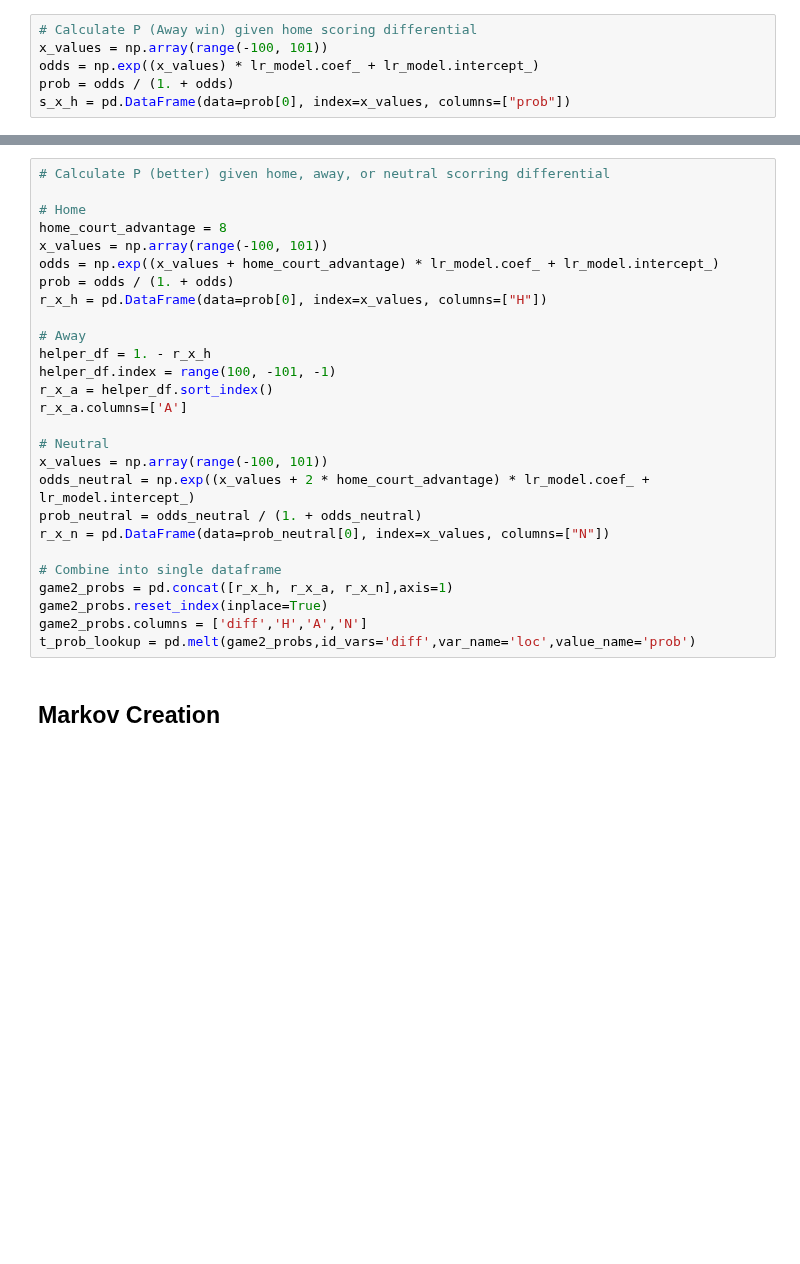
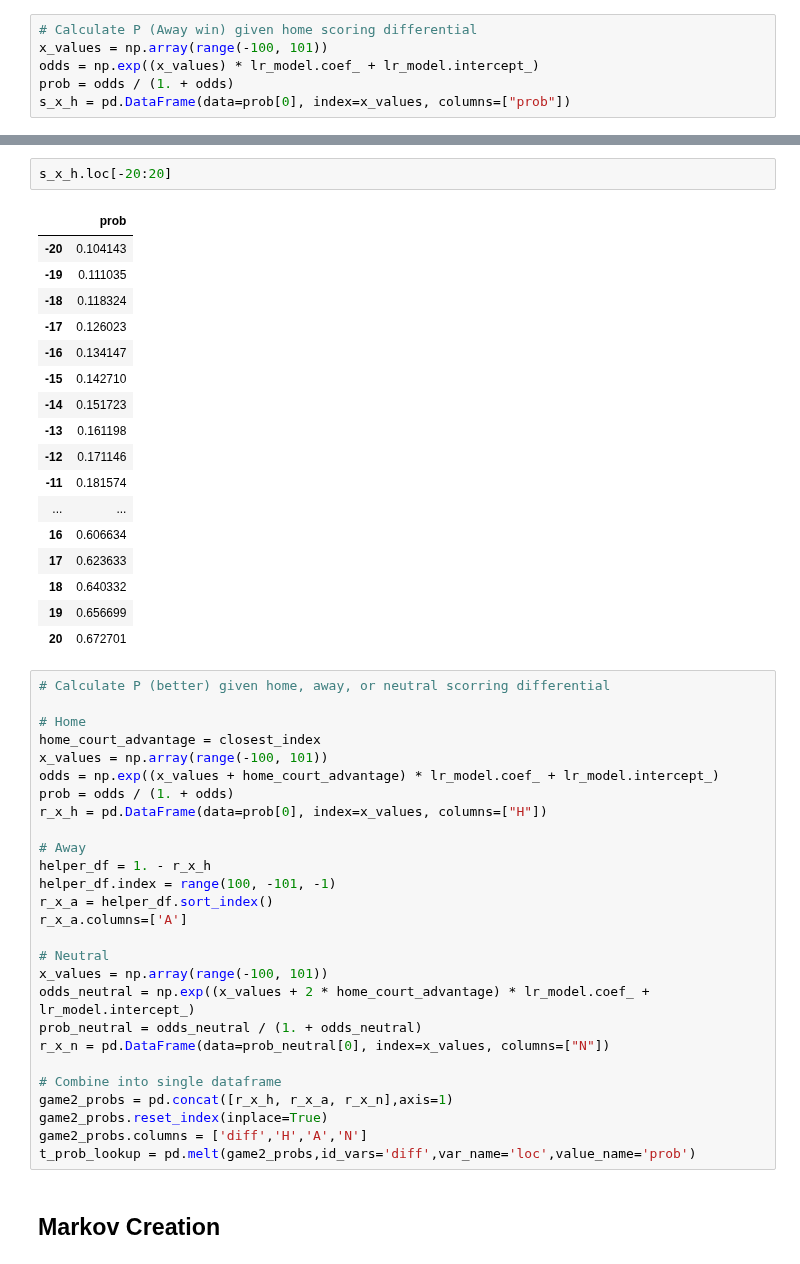
Before and after one commit to dylanfarrell/march-madness-bracket-prediction, a Jupyter notebook: data_engineering/stationary_probabilities.ipynb, the cells around one changed output, grey strips where cells are left out. Saved outputs shown, nothing was run; the diff lists cells and outputs as text; blank space fills up the shorter version.

```diff
--- a/data_engineering/stationary_probabilities.ipynb
+++ b/data_engineering/stationary_probabilities.ipynb
@@ -119,8 +127,28 @@ Name: 16, dtype: float64
+# %%
+s_x_h.loc[-20:20]
+# %% [output]
+|  | prob |
+| -20 | 0.104143 |
+| -19 | 0.111035 |
+| -18 | 0.118324 |
+| -17 | 0.126023 |
+| -16 | 0.134147 |
+| -15 | 0.142710 |
+| -14 | 0.151723 |
+| -13 | 0.161198 |
+| -12 | 0.171146 |
+| -11 | 0.181574 |
+| ... | ... |
+| 16 | 0.606634 |
+| 17 | 0.623633 |
+| 18 | 0.640332 |
+| 19 | 0.656699 |
+| 20 | 0.672701 |
 # %%
 # Calculate P (better) given home, away, or neutral scorring differential
 
 # Home
-home_court_advantage = 8
+home_court_advantage = closest_index
 x_values = np.array(range(-100, 101))
 odds = np.exp((x_values + home_court_advantage) * lr_model.coef_ + lr_model.intercept_)
 prob = odds / (1. + odds)
```
Also changed, not shown: parts of 12 cells of this notebook.
